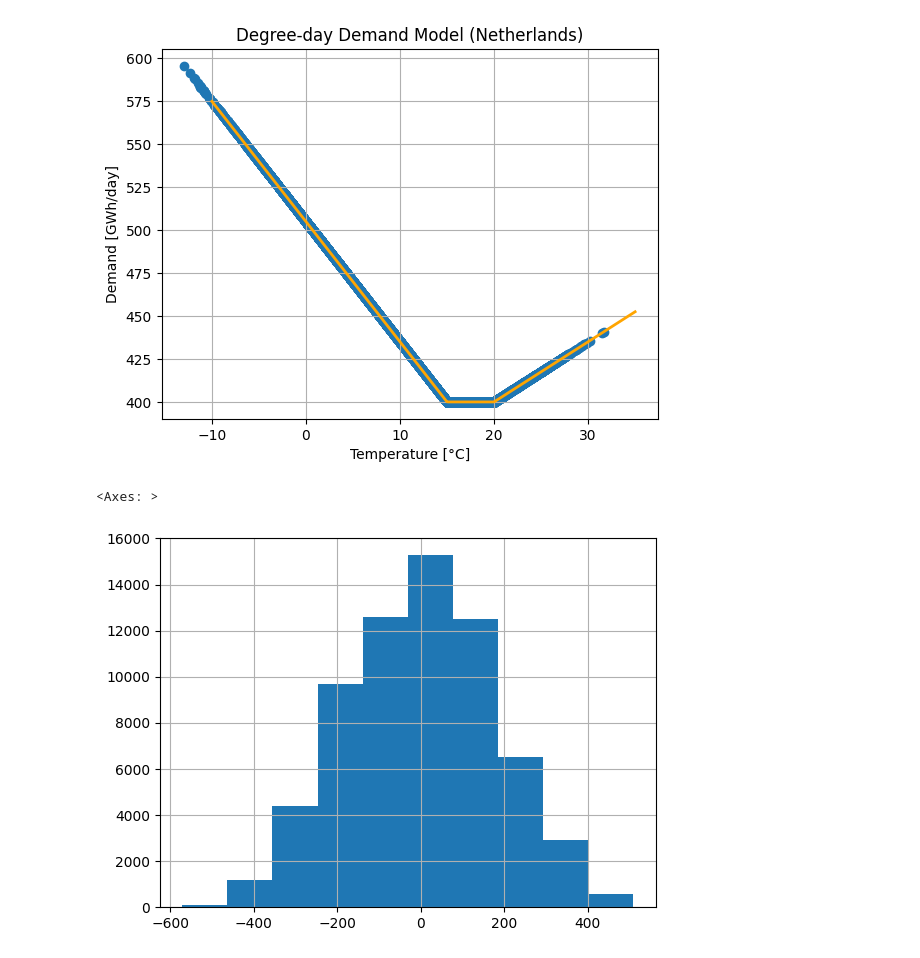
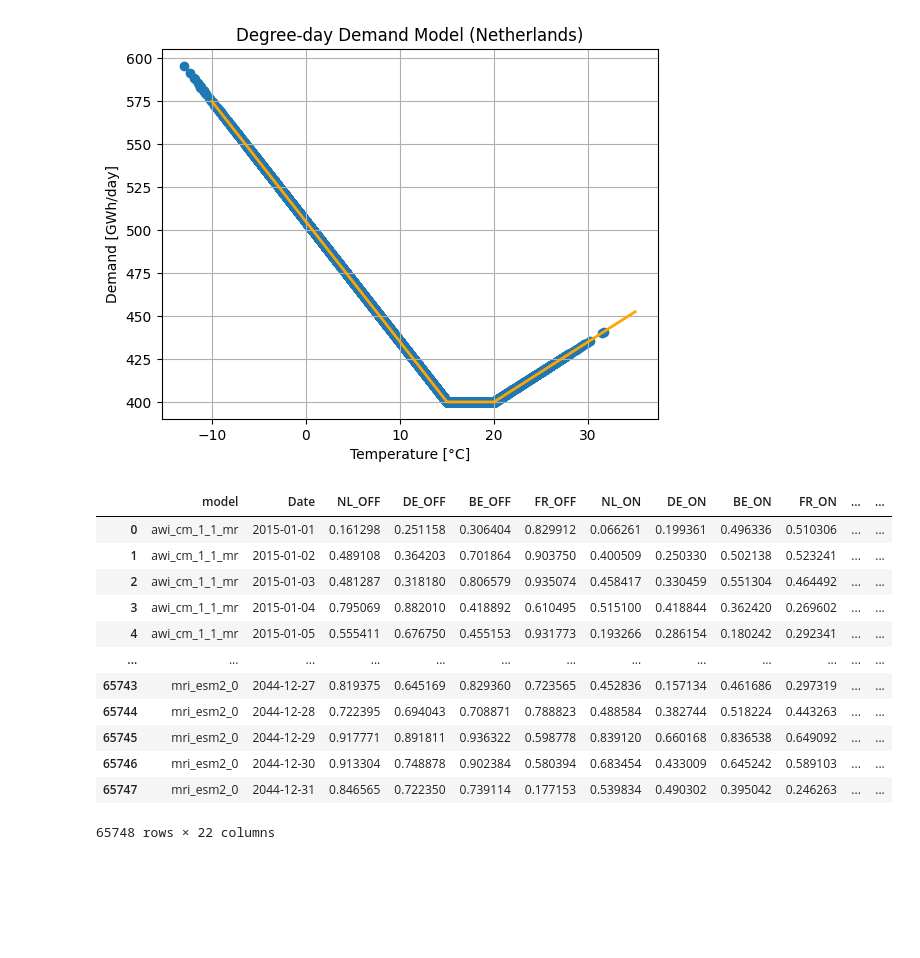
Before and after one commit to bramvanduinen/ClimateYearSelection, a Jupyter notebook: notebooks/01b_make_prod_demand_dataset.ipynb, the cells around one changed output. Drawn from its saved outputs; the diff is of its cells as text; code cells hidden in the pictures; blank space fills up the shorter version.

```diff
--- a/notebooks/01b_make_prod_demand_dataset.ipynb
+++ b/notebooks/01b_make_prod_demand_dataset.ipynb
@@ -78,5 +78,21 @@ plt.show()
 [figure]
 # %%
 CAP_WIND_OFF, CAP_WIND_ON, CAP_SOLAR = 20*24, 10*24, 60*24 # GWh/day with cf=1; very rough estimates for 2030. Multiply by 24 to deal with daily data
+# %%
+df_daily
+# %% [output]
+|  | model | Date | NL_OFF | DE_OFF | BE_OFF | FR_OFF | NL_ON | DE_ON | BE_ON | FR_ON | ... | ... |
+| 0 | awi_cm_1_1_mr | 2015-01-01 | 0.161298 | 0.251158 | 0.306404 | 0.829912 | 0.066261 | 0.199361 | 0.496336 | 0.510306 | ... | ... |
+| 1 | awi_cm_1_1_mr | 2015-01-02 | 0.489108 | 0.364203 | 0.701864 | 0.903750 | 0.400509 | 0.250330 | 0.502138 | 0.523241 | ... | ... |
+| 2 | awi_cm_1_1_mr | 2015-01-03 | 0.481287 | 0.318180 | 0.806579 | 0.935074 | 0.458417 | 0.330459 | 0.551304 | 0.464492 | ... | ... |
+| 3 | awi_cm_1_1_mr | 2015-01-04 | 0.795069 | 0.882010 | 0.418892 | 0.610495 | 0.515100 | 0.418844 | 0.362420 | 0.269602 | ... | ... |
+| 4 | awi_cm_1_1_mr | 2015-01-05 | 0.555411 | 0.676750 | 0.455153 | 0.931773 | 0.193266 | 0.286154 | 0.180242 | 0.292341 | ... | ... |
+| ... | ... | ... | ... | ... | ... | ... | ... | ... | ... | ... | ... | ... |
+| 65743 | mri_esm2_0 | 2044-12-27 | 0.819375 | 0.645169 | 0.829360 | 0.723565 | 0.452836 | 0.157134 | 0.461686 | 0.297319 | ... | ... |
+| 65744 | mri_esm2_0 | 2044-12-28 | 0.722395 | 0.694043 | 0.708871 | 0.788823 | 0.488584 | 0.382744 | 0.518224 | 0.443263 | ... | ... |
+| 65745 | mri_esm2_0 | 2044-12-29 | 0.917771 | 0.891811 | 0.936322 | 0.598778 | 0.839120 | 0.660168 | 0.836538 | 0.649092 | ... | ... |
+| 65746 | mri_esm2_0 | 2044-12-30 | 0.913304 | 0.748878 | 0.902384 | 0.580394 | 0.683454 | 0.433009 | 0.645242 | 0.589103 | ... | ... |
+| 65747 | mri_esm2_0 | 2044-12-31 | 0.846565 | 0.722350 | 0.739114 | 0.177153 | 0.539834 | 0.490302 | 0.395042 | 0.246263 | ... | ... |
+65748 rows × 22 columns
 # %%
 df_prod_demand = pd.DataFrame()
@@ -90,9 +107,4 @@ df_prod_demand["Residual_load"] = df_prod_demand["Demand"] - df_prod_demand["NL_
 # %%
 df_prod_demand["Hydrological_year"] = df_daily["Hydrological_year"]
 df_prod_demand["Calendar_year"] = df_daily["Calendar_year"]
-# %%
-df_prod_demand["Residual_load"].hist()
-# %% [output]
-<Axes: >
-[figure, removed]
 # %%
```
Also changed, not shown: parts of 5 cells of this notebook, 30 other files.
